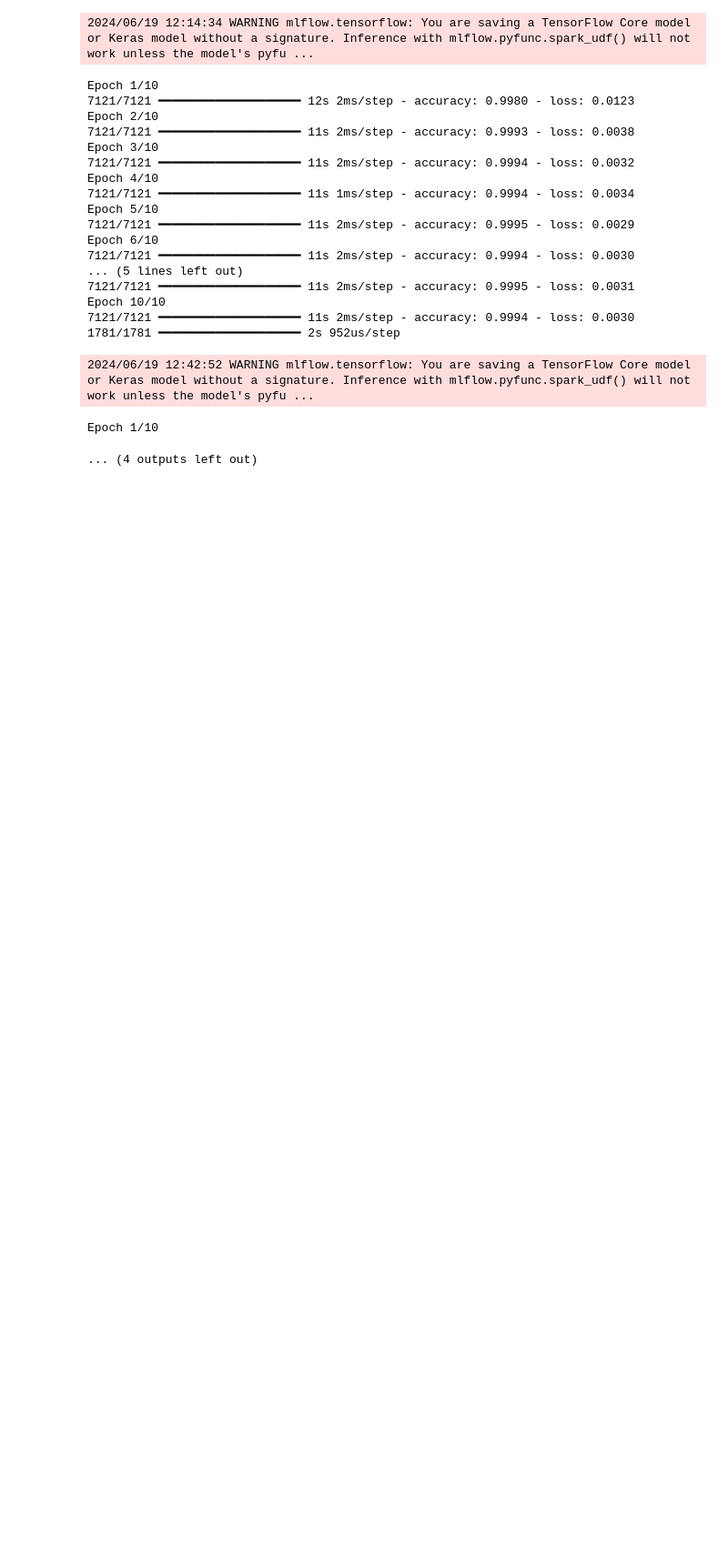
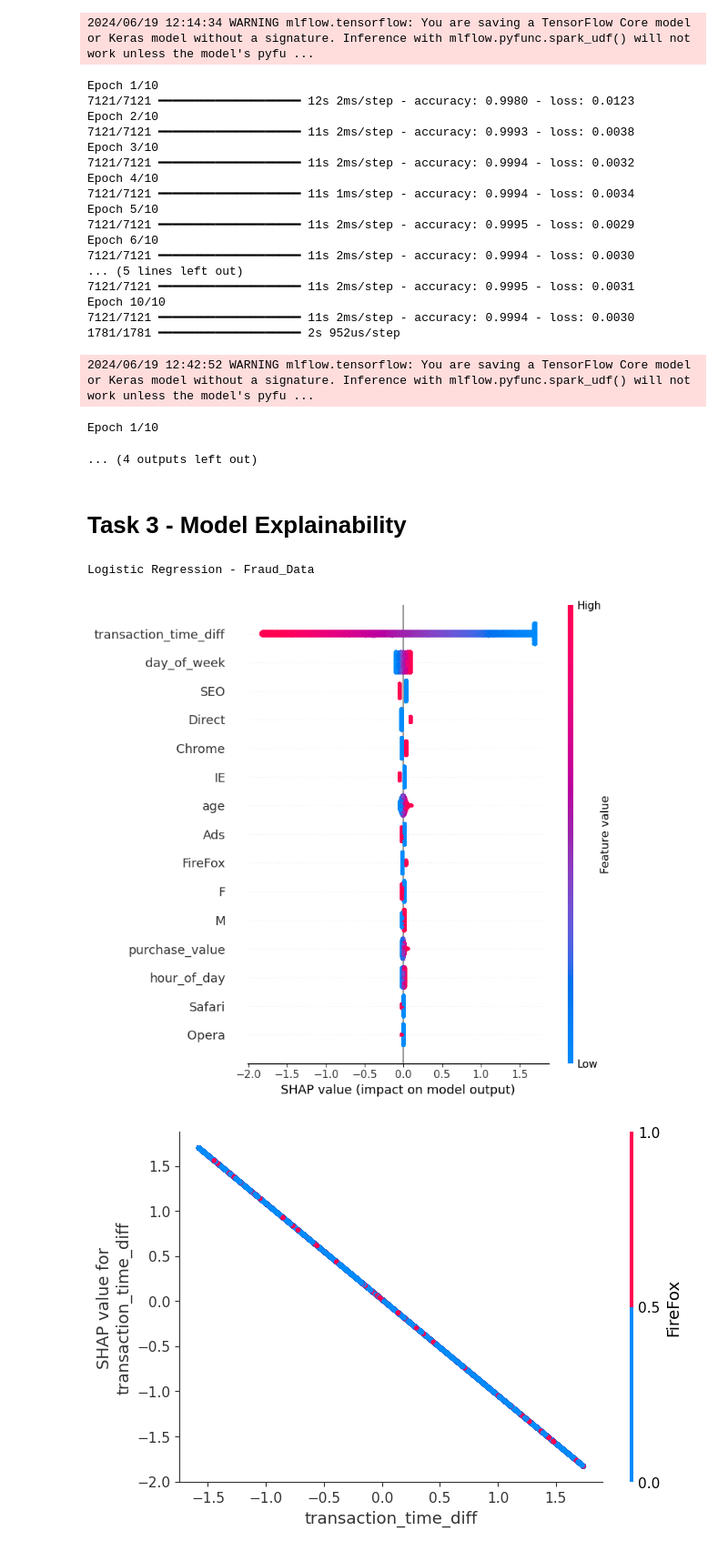
Before and after one commit to haftomlegese/adey_innov, a Jupyter notebook: notebooks/adey_data_analysis.ipynb, the cells around one changed output. Shown at 91% size. Cells and saved outputs as stored; diff of their text form; code cells hidden in the pictures; blank space fills up the shorter version.

Commit message:
Model Explainability

```diff
--- a/notebooks/adey_data_analysis.ipynb
+++ b/notebooks/adey_data_analysis.ipynb
@@ -243,6 +246,10 @@ Index(['V1', 'V2', 'V3', 'V4', 'V5', 'V6', 'V7', 'V8', 'V9', 'V10', 'V11',
        'V22', 'V23', 'V24', 'V25', 'V26', 'V27', 'V28', 'Amount'],
       dtype='object')
 # %%
+# Separate features and target
+X_credit = credit_card_data.drop('Class', axis=1)
+y_credit = credit_card_data['Class']
+
 # Update numerical_cols_credit with all columns
 numerical_cols_credit = ['V1', 'V2', 'V3', 'V4', 'V5', 'V6', 'V7', 'V8', 'V9', 'V10',
                          'V11', 'V12', 'V13', 'V14', 'V15', 'V16', 'V17', 'V18',
@@ -665,3 +672,5 @@ Epoch 10/10
 2024/06/19 12:42:52 WARNING mlflow.tensorflow: You are saving a TensorFlow Core model or Keras model without a signature. Inference with mlflow.pyfunc.spark_udf() will not work unless the model's pyfu ...
 Epoch 1/10
 ... (4 outputs left out)
+# %% [markdown]
+<h1>Task 3 - Model Explainability</h1>
@@ -667,0 +725,25 @@ Epoch 1/10
+# %%
+# Define models
+models = {
+    'Logistic Regression': LogisticRegression(max_iter=1000),
+    # 'Random Forest': RandomForestClassifier(n_estimators=100, random_state=42),
+    # 'Gradient Boosting': GradientBoostingClassifier(),
+    # 'MLP': MLPClassifier(max_iter=500),
+}
+
+# Feature names for Fraud_Data
+fraud_feature_names = numerical_cols + list(preprocessor_fraud.named_transformers_['cat'].categories_[0]) + list(preprocessor_fraud.named_transformers_['cat'].categories_[1]) + list(preprocessor_fraud.named_transformers_['cat'].categories_[2])
+
+# Feature names for CreditCard_Data
+credit_feature_names = numerical_cols_credit
+# %%
+# Train and explain models for Fraud_Data
+for name, model in models.items():
+    model.fit(X_train_fraud, y_train_fraud)
+    print(f"\n{name} - Fraud_Data")
+    shap_analysis(model, X_train_fraud, X_test_fraud, fraud_feature_names)
+    lime_analysis(model, X_train_fraud, X_test_fraud, fraud_feature_names)
+# %% [output]
+Logistic Regression - Fraud_Data
+[figure, added]
+[figure, added]
```
Also changed, not shown: parts of 6 cells of this notebook, 1 other file.
